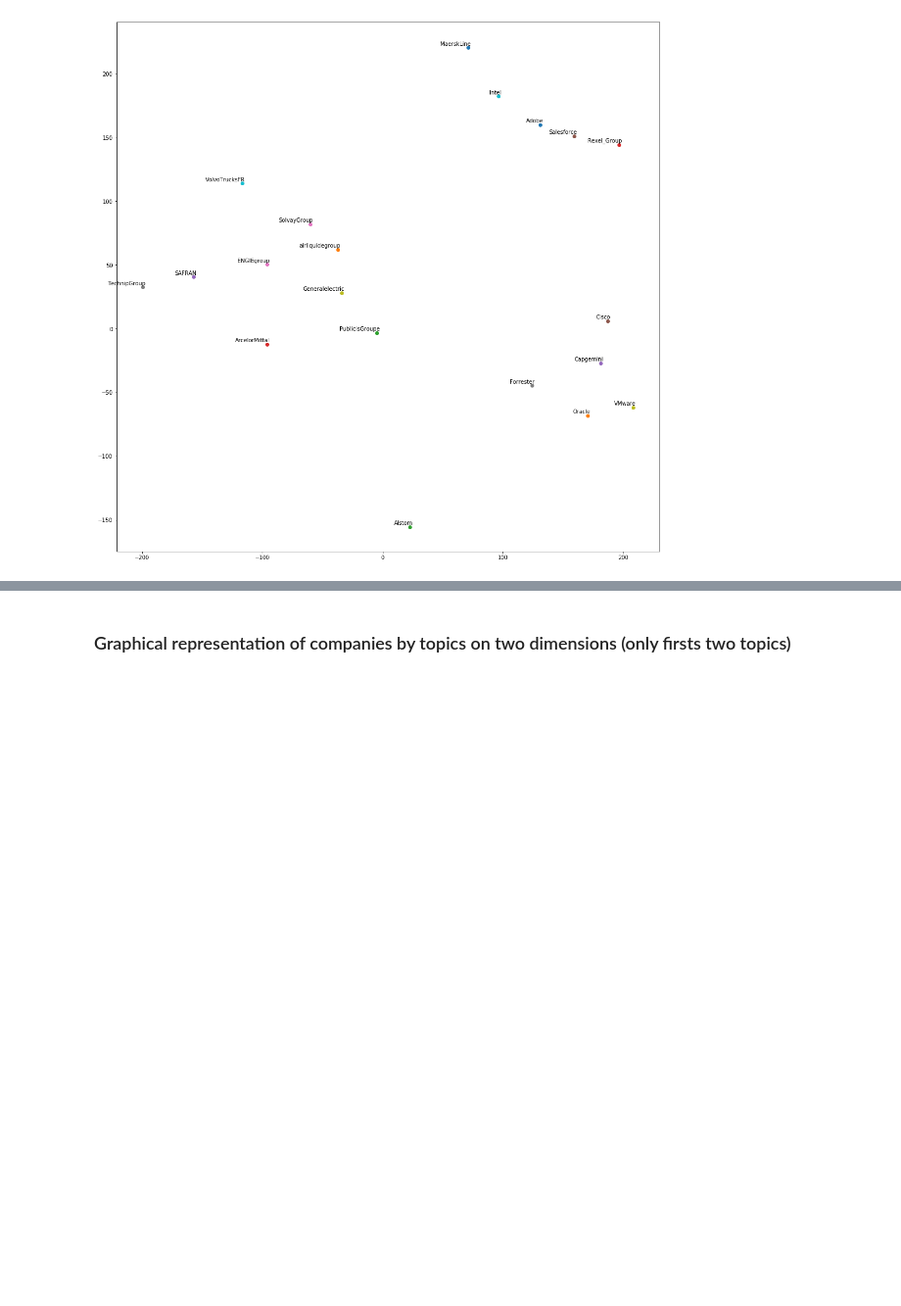
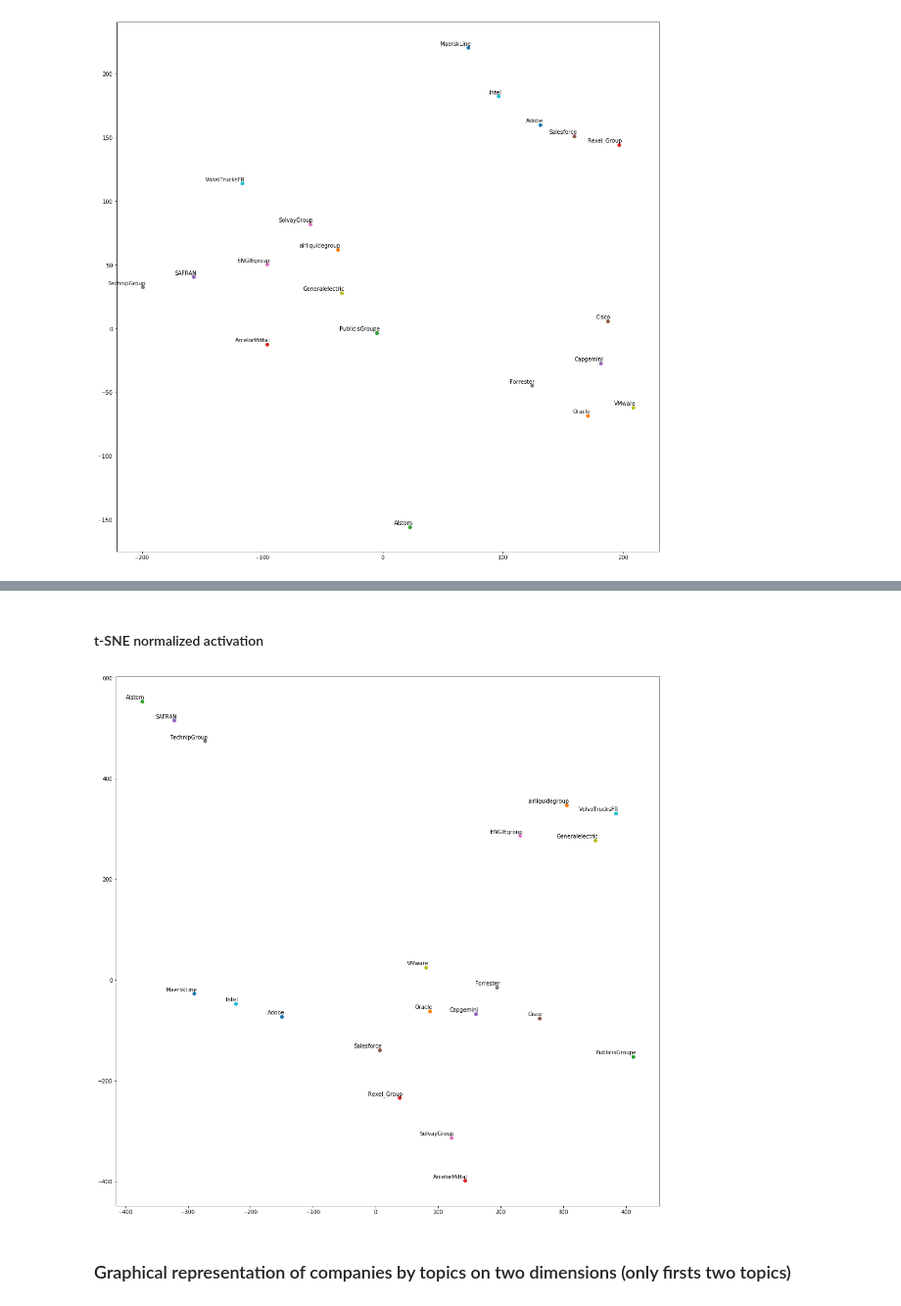
Before and after one commit to berbuf/B2B_Em_lyon, a Jupyter notebook: notebooks/ContextualAnalysis.ipynb, the cells around one changed output, grey strips where cells are left out. Shown at 98% size. Drawn from its saved outputs; the diff is of its cells as text; code cells hidden in the pictures; blank space fills up the shorter version.

```diff
--- a/notebooks/ContextualAnalysis.ipynb
+++ b/notebooks/ContextualAnalysis.ipynb
@@ -227,5 +227,8 @@ _, clear_stats = clear_companies(stats, companies)
 # %%
 normalized_topics = [(topics - np.mean(topics)) / np.std(topics) for topics in clear_topics]
 normalized_topics = np.array(normalized_topics)
+
+normalized_activations_topics = [(topics - np.mean(topics)) / np.std(topics) for topics in clear_activations_topics]
+normalized_activations_topics = np.array(normalized_activations_topics)
 # %% [markdown]
 ### Graphical representation of companies by topics on two dimensions (10 to 2 dimensions with t-SNE technique)
@@ -263,2 +279,11 @@ plot_with_labels(low_dim_embs, clear_labels, 'tsne_stats.png')
+# %% [markdown]
+#### t-SNE normalized activation
+# %%
+tsne = TSNE(perplexity=3, n_components=2, init='pca', n_iter=500, method='exact')
+low_dim_embs = tsne.fit_transform(normalized_activations_topics)
+labels = companies
+plot_with_labels(low_dim_embs, clear_labels, 'tsne_normalized_activation.png')
+# %% [output]
+[figure, added]
 # %% [markdown]
 ### Graphical representation of companies by topics on two dimensions (only firsts two topics)
```
Also changed, not shown: parts of 18 cells of this notebook, 9 other files.
